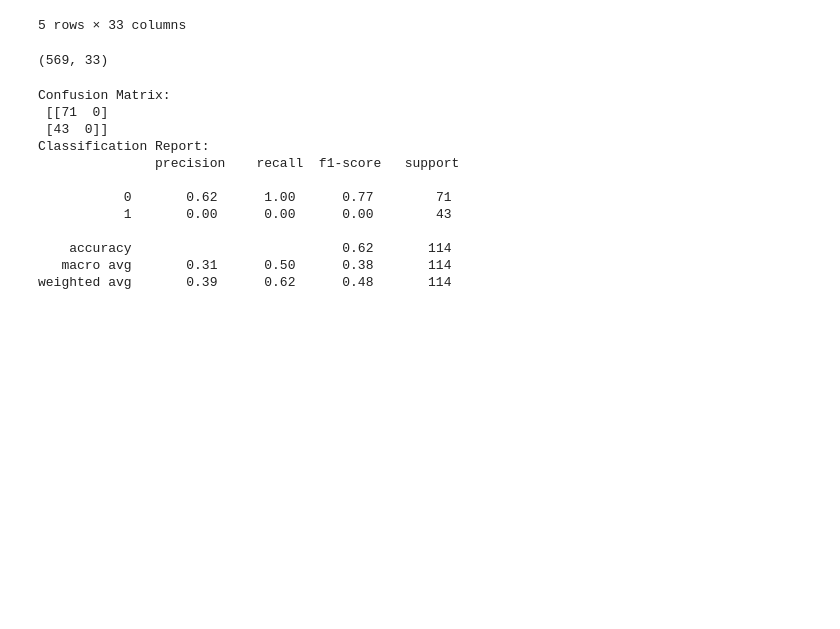
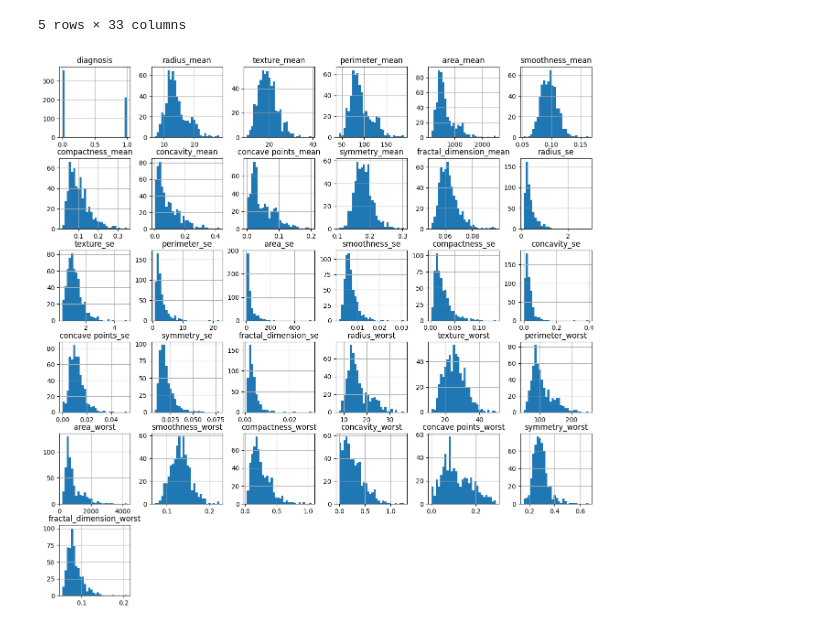
Before and after one commit to KalebAsratemedhin/Bayesian-decision-theory-implementation, a Jupyter notebook: notebooks/main.ipynb, the cells around one changed output. Saved outputs shown, nothing was run; the diff lists cells and outputs as text; code cells hidden in the pictures; blank space fills up the shorter version.

```diff
--- a/notebooks/main.ipynb
+++ b/notebooks/main.ipynb
@@ -7,2 +73,4 @@ from sklearn.metrics import classification_report, confusion_matrix
 # %%
-data = pd.read_csv("https://github.com/YBIFoundation/Dataset/raw/main/Cancer.csv")
+def load_data():
+    data = pd.read_csv('https://github.com/YBIFoundation/Dataset/raw/main/Cancer.csv')
+    return data
@@ -133,3 +77,5 @@ except Exception as e:
+# %%
+data = load_data()
 # %%
 data.head()
 # %% [output]
@@ -140,61 +86,11 @@ data.head()
 | 3 | 84348301 | M | 11.42 | 20.38 | 77.58 | 386.1 | 0.14250 | ... |
 | 4 | 84358402 | M | 20.29 | 14.34 | 135.10 | 1297.0 | 0.10030 | ... |
 5 rows × 33 columns
-# %%
-print(data.shape)
-# %% [output]
-(569, 33)
-# %%
-
-
-data['diagnosis'] = data['diagnosis'].map({'M': 1, 'B': 0})
-X = data.iloc[:, 2:].values
-y = data['diagnosis'].values
-
-# Standardize the features
-scaler = StandardScaler()
-X = scaler.fit_transform(X)
-
-# Split the data into training and test sets
-X_train, X_test, y_train, y_test = train_test_split(X, y, test_size=0.2, random_state=42)
-
-# Estimate priors and likelihoods
-priors = [np.mean(y_train == 0), np.mean(y_train == 1)]
-likelihoods = []
-
-for class_idx in [0, 1]:
-    class_features = X_train[y_train == class_idx]
-    feature_means = np.mean(class_features, axis=0)
-    feature_variances = np.var(class_features, axis=0)
-    likelihoods.append([1 / np.sqrt(2 * np.pi * var) for var in feature_variances])
-
-likelihoods = np.array(likelihoods)
-
-# Define a custom loss matrix
-loss_matrix = [
-    [0, 2],  # Loss for predicting benign when true class is malignant
-    [1, 0]   # Loss for predicting malignant when true class is benign
-]
-
-# Create the Bayesian Decision Theory model
-model = BayesianDecisionTheory(priors, likelihoods, loss_matrix)
-
-# Perform predictions and evaluate
-predictions = [model.classify_with_risk(x) for x in X_test]
-
-# Evaluate performance
-print("Confusion Matrix:\n", confusion_matrix(y_test, predictions))
-print("Classification Report:\n", classification_report(y_test, predictions))
-# %% [output]
-Confusion Matrix:
- [[71  0]
- [43  0]]
-Classification Report:
-               precision    recall  f1-score   support
-
-           0       0.62      1.00      0.77        71
-           1       0.00      0.00      0.00        43
-
-    accuracy                           0.62       114
-   macro avg       0.31      0.50      0.38       114
-weighted avg       0.39      0.62      0.48       114
+# %%
+data = data.drop(columns=['id', 'Unnamed: 32'], axis=1)
+data = data.assign(diagnosis=(data['diagnosis'] == 'M').astype(int).values)
+# %%
+data.hist(figsize=(15, 15), bins=30)
+plt.show()
+# %% [output]
+[figure, added]
```
Also changed, not shown: parts of 12 cells of this notebook, 1 other file.
